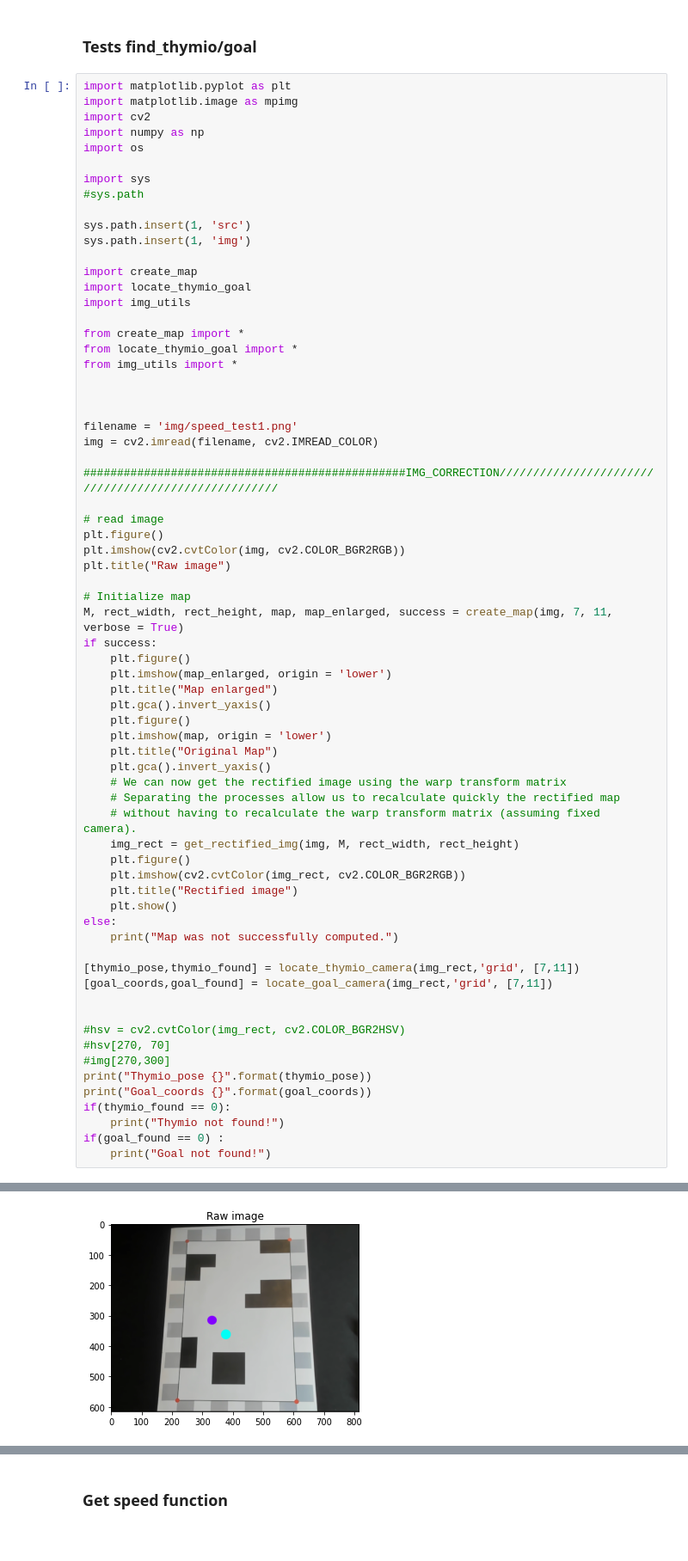
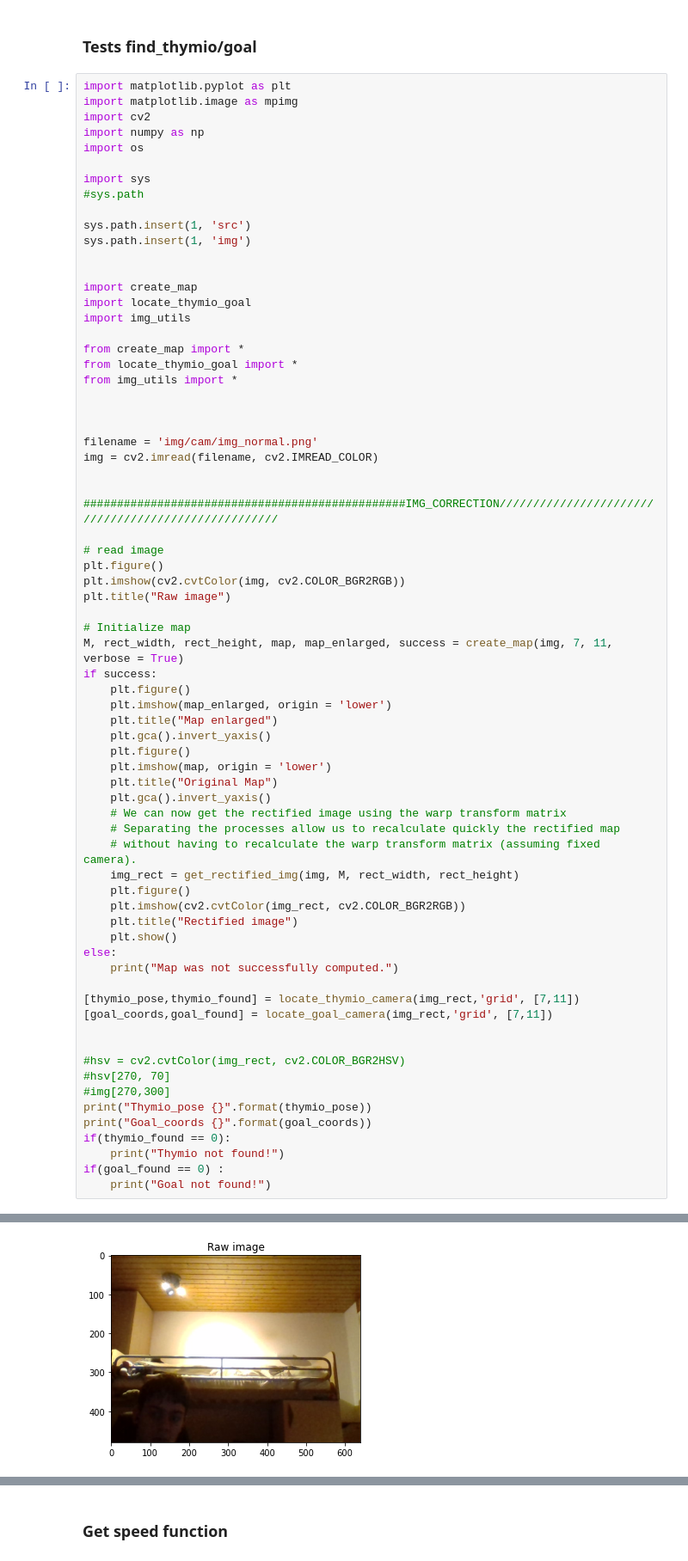
Before and after one commit to nguyen-v/BMR-Final-Project, a Jupyter notebook: Notebook Nelson.ipynb, the cells around one changed output, grey strips where cells are left out. Shown at 86% size. Cells and saved outputs as stored; diff of their text form.

```diff
--- a/Notebook Nelson.ipynb
+++ b/Notebook Nelson.ipynb
@@ -13,6 +13,7 @@ import sys
 sys.path.insert(1, 'src')
 sys.path.insert(1, 'img')
 
+
 import create_map
 import locate_thymio_goal
 import img_utils
@@ -23,8 +24,9 @@ from img_utils import *
 
 
 
-filename = 'img/speed_test1.png'
+filename = 'img/cam/img_normal.png'
 img = cv2.imread(filename, cv2.IMREAD_COLOR)
+
 
 ################################################IMG_CORRECTION////////////////////////////////////////////////////
 
@@ -83 +77 @@ Rectified image dimensions are 381 x 600
-[figure, old version]
+[figure, new version]
```
Also changed, not shown: parts of 7 cells of this notebook, 1 other file.
